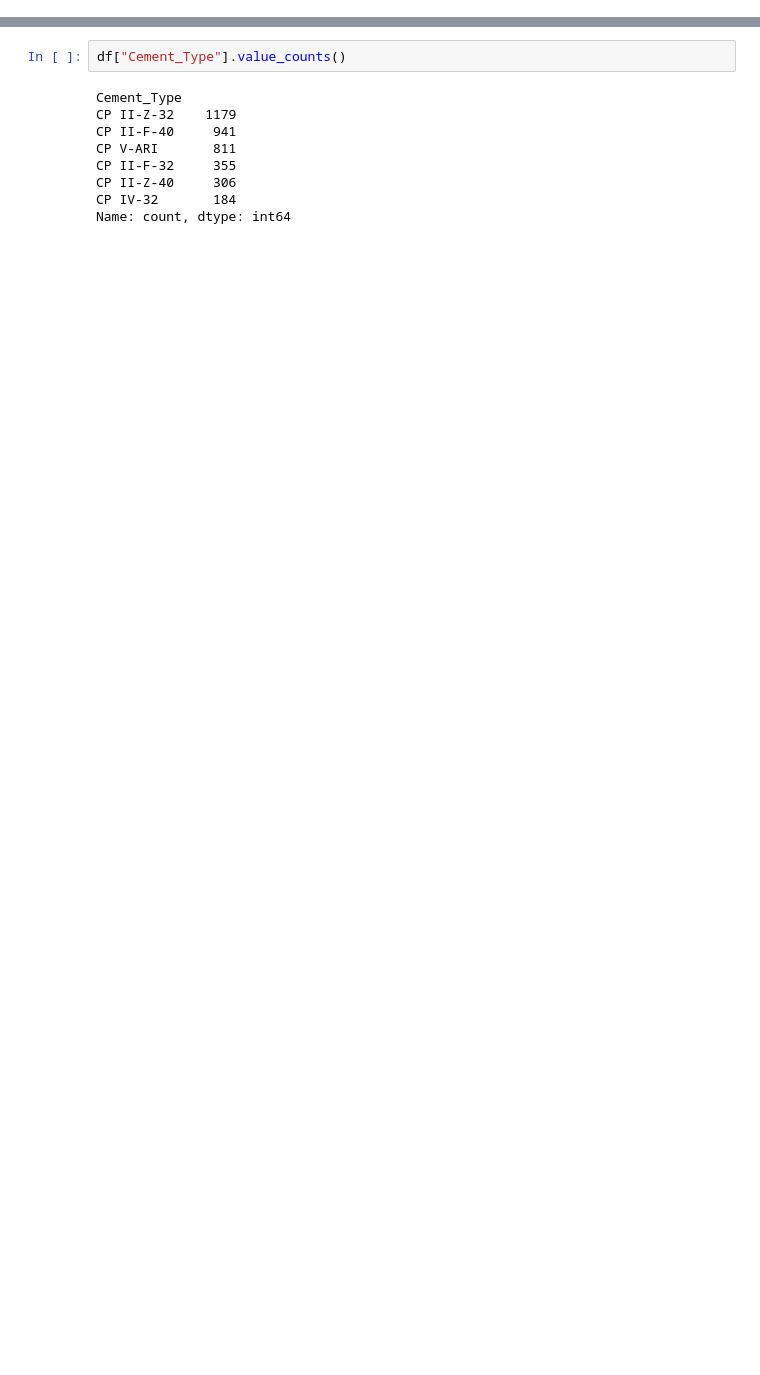
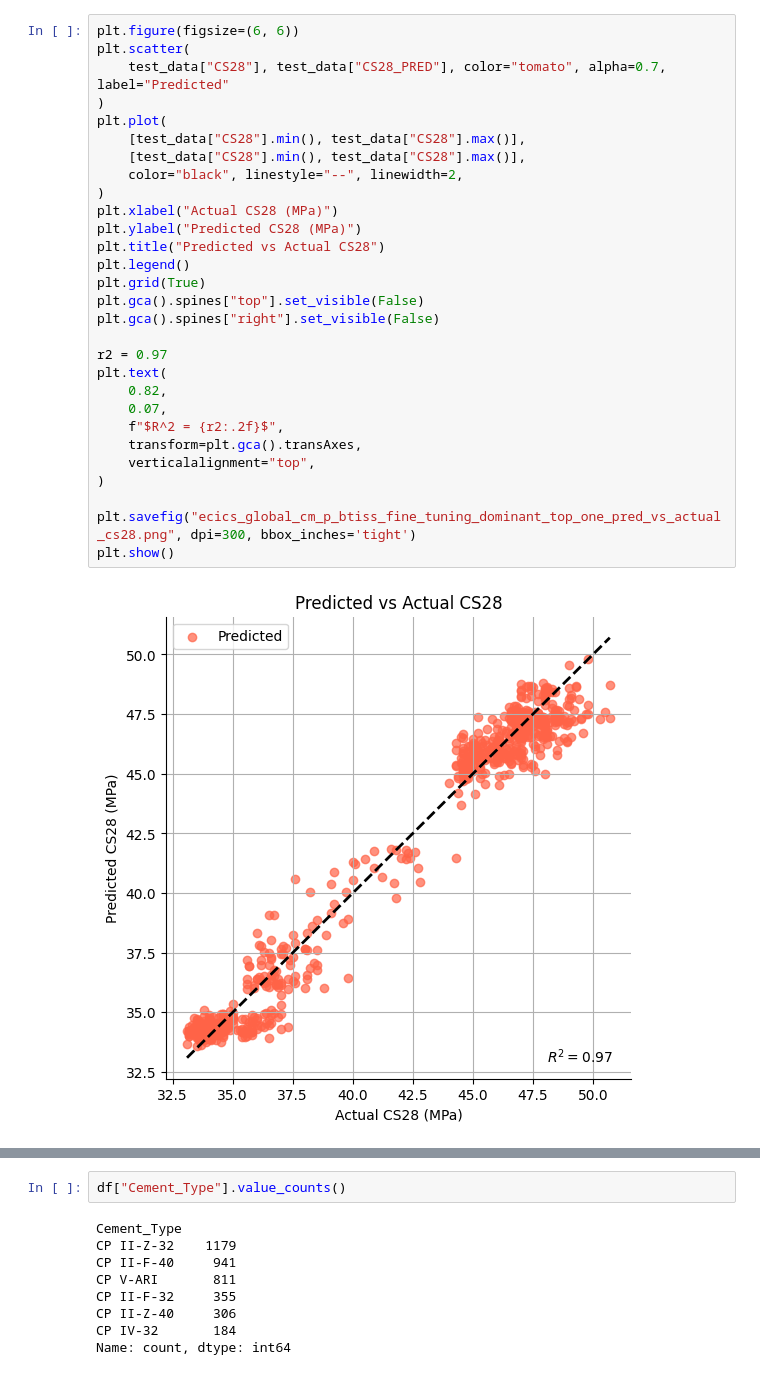
Before and after one commit to feperessim/cement-cs28-ml-modelling, a Jupyter notebook: notebooks/reports/global_models/ecics/ecics_cm_p_btiss_analysis.ipynb, the cells around one changed output, grey strips where cells are left out. Saved outputs shown, nothing was run; the diff lists cells and outputs as text; blank space fills up the shorter version.

Commit message:
Adding R^2 value to all scatter plots

```diff
--- a/notebooks/reports/global_models/ecics/ecics_cm_p_btiss_analysis.ipynb
+++ b/notebooks/reports/global_models/ecics/ecics_cm_p_btiss_analysis.ipynb
@@ -523,3 +523,34 @@ plt.show()
 # %% [output]
 [figure]
 [interactive output not drawn]
+# %%
+plt.figure(figsize=(6, 6))
+plt.scatter(
+    test_data["CS28"], test_data["CS28_PRED"], color="tomato", alpha=0.7, label="Predicted"
+)
+plt.plot(
+    [test_data["CS28"].min(), test_data["CS28"].max()],
+    [test_data["CS28"].min(), test_data["CS28"].max()],
+    color="black", linestyle="--", linewidth=2,
+)
+plt.xlabel("Actual CS28 (MPa)")
+plt.ylabel("Predicted CS28 (MPa)")
+plt.title("Predicted vs Actual CS28")
+plt.legend()
+plt.grid(True)
+plt.gca().spines["top"].set_visible(False)
+plt.gca().spines["right"].set_visible(False)
+
+r2 = 0.97
+plt.text(
+    0.82,
+    0.07,
+    f"$R^2 = {r2:.2f}$",
+    transform=plt.gca().transAxes,
+    verticalalignment="top",
+)
+
+plt.savefig("ecics_global_cm_p_btiss_fine_tuning_dominant_top_one_pred_vs_actual_cs28.png", dpi=300, bbox_inches='tight')
+plt.show()
+# %% [output]
+[figure, added]
```
Also changed, not shown: parts of 4 cells of this notebook, 15 other files.
